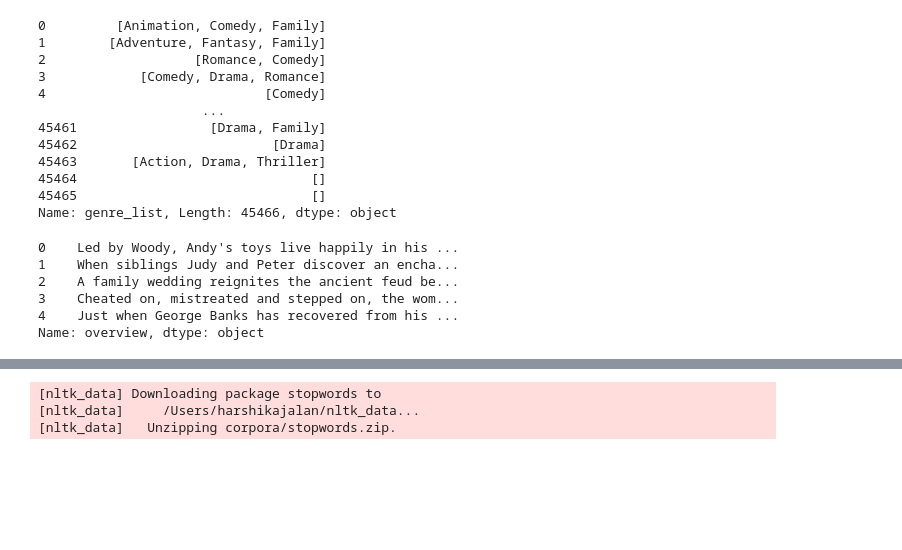
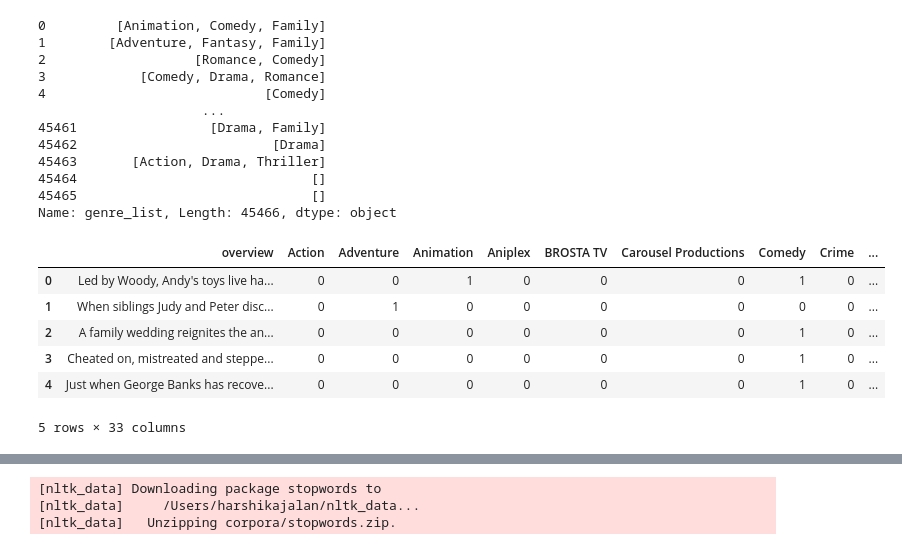
Before and after one commit to 123453ANSH/MovieGenrePrediction, a Jupyter notebook: Data Processing.ipynb, the cells around one changed output, grey strips where cells are left out. Drawn from its saved outputs; the diff is of its cells as text; code cells hidden in the pictures; blank space fills up the shorter version.

Commit message:
movie plot to genre

```diff
--- a/Data Processing.ipynb
+++ b/Data Processing.ipynb
@@ -302,6 +325,10 @@ for movie in movies['genre_list']:
 #One hot encoding the genres
 from sklearn.preprocessing import MultiLabelBinarizer
 mlb = MultiLabelBinarizer()
-mlb.fit_transform(movies['genre_list'])
+mlb.fit(movies['genre_list'].values)
+genreLabelsList=mlb.transform(movies['genre_list'])
+print(genreLabelsList.shape)
 #TODO Add the one hot encoded genres to the movies dataframe
+genre_labels=pd.DataFrame(genreLabelsList, columns=mlb.classes_)
+print(genre_labels)
 # %% [output]
@@ -338,12 +377,17 @@ movies['genre_list']
 45464                              []
 45465                              []
 Name: genre_list, Length: 45466, dtype: object
-# %%
-movies.head()['overview']
-# %% [output]
-0    Led by Woody, Andy's toys live happily in his ...
-1    When siblings Judy and Peter discover an encha...
-2    A family wedding reignites the ancient feud be...
-3    Cheated on, mistreated and stepped on, the wom...
-4    Just when George Banks has recovered from his ...
-Name: overview, dtype: object
+# %%
+overviews=pd.DataFrame(movies["overview"])
+movies_with_overviews=pd.concat([overviews, genre_labels], axis=1)
+movies_with_overviews.head()
+#movies_with_overveiws=genre_labels
+#movies_with_overviews["overview"]=movies["overview"]
+# %% [output]
+|  | overview | Action | Adventure | Animation | Aniplex | BROSTA TV | Carousel Productions | Comedy | Crime | ... |
+| 0 | Led by Woody, Andy's toys live ha... | 0 | 0 | 1 | 0 | 0 | 0 | 1 | 0 | ... |
+| 1 | When siblings Judy and Peter disc... | 0 | 1 | 0 | 0 | 0 | 0 | 0 | 0 | ... |
+| 2 | A family wedding reignites the an... | 0 | 0 | 0 | 0 | 0 | 0 | 1 | 0 | ... |
+| 3 | Cheated on, mistreated and steppe... | 0 | 0 | 0 | 0 | 0 | 0 | 1 | 0 | ... |
+| 4 | Just when George Banks has recove... | 0 | 0 | 0 | 0 | 0 | 0 | 1 | 0 | ... |
+5 rows × 33 columns
```
Also changed, not shown: parts of 10 cells of this notebook, 3 other files.
